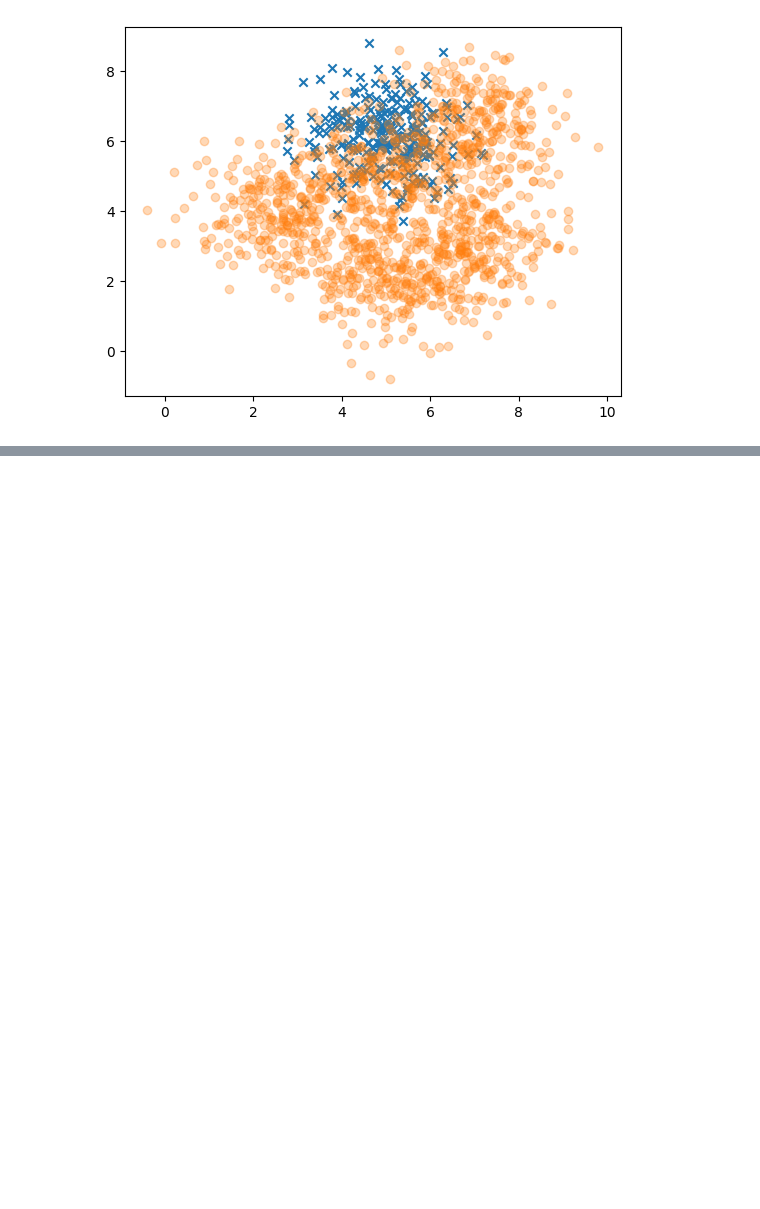
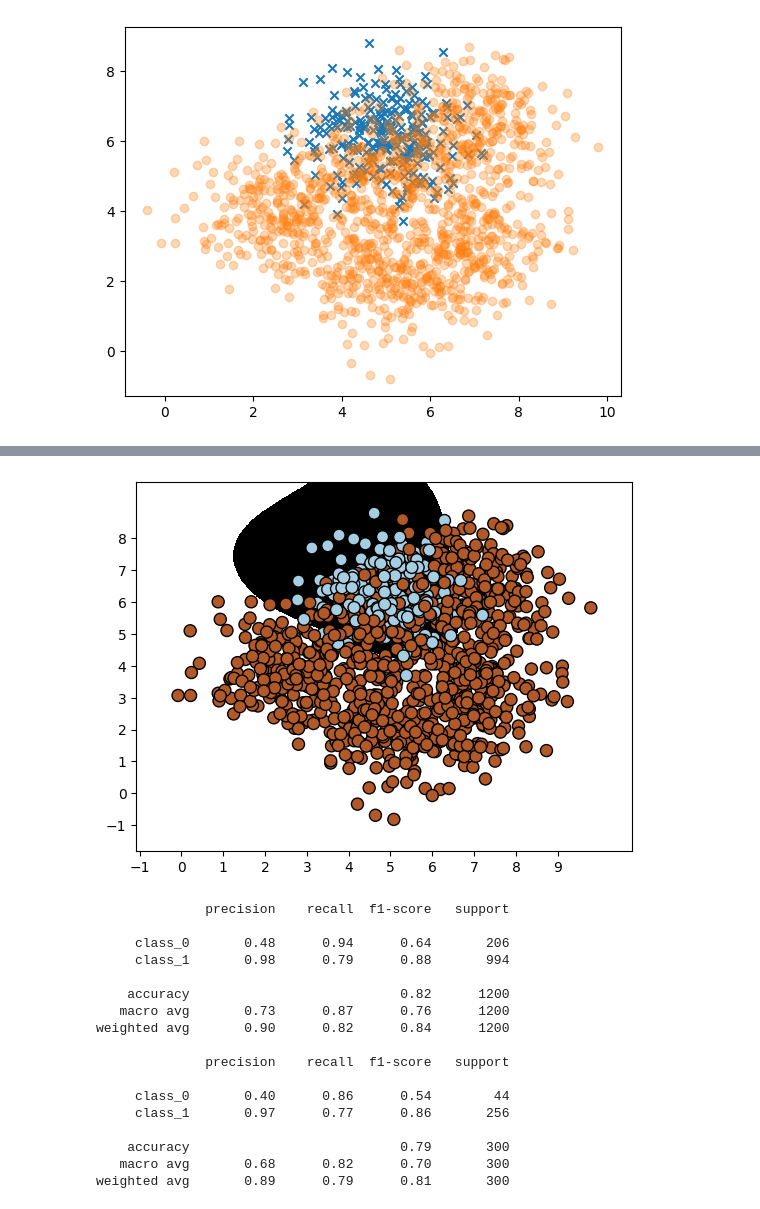
Before and after one commit to leekyuyoung202306/PYTHON, a Jupyter notebook: 13주차/[13주차]머신러닝03_클래스_불균형.ipynb, the cells around one changed output, grey strips where cells are left out. Saved outputs shown, nothing was run; the diff lists cells and outputs as text; code cells hidden in the pictures; blank space fills up the shorter version.

```diff
--- a/13주차/[13주차]머신러닝03_클래스_불균형.ipynb
+++ b/13주차/[13주차]머신러닝03_클래스_불균형.ipynb
@@ -44,0 +181,29 @@ plt.show()
+# %%
+# 머신러닝 모델에 파라메터로 class_weight는 가중치를 조정하는 방식으로 불균형을 조정
+from sklearn.svm import SVC
+x_train,x_test,y_train,y_test =  train_test_split(X,y,test_size=0.2,random_state=42)
+svc = SVC(class_weight='balanced')
+svc.fit(X,y)
+visualize_classifier(svc,x_train,y_train)
+# 분류기의 성능 계산
+print(classification_report(y_train, svc.predict(x_train), target_names=['class_0','class_1']))
+print(classification_report(y_test, svc.predict(x_test), target_names=['class_0','class_1']))
+# %% [output]
+[figure, added]
+              precision    recall  f1-score   support
+
+     class_0       0.48      0.94      0.64       206
+     class_1       0.98      0.79      0.88       994
+
+    accuracy                           0.82      1200
+   macro avg       0.73      0.87      0.76      1200
+weighted avg       0.90      0.82      0.84      1200
+
+              precision    recall  f1-score   support
+
+     class_0       0.40      0.86      0.54        44
+     class_1       0.97      0.77      0.86       256
+
+    accuracy                           0.79       300
+   macro avg       0.68      0.82      0.70       300
+weighted avg       0.89      0.79      0.81       300
```
Also changed, not shown: parts of 21 cells of this notebook.
